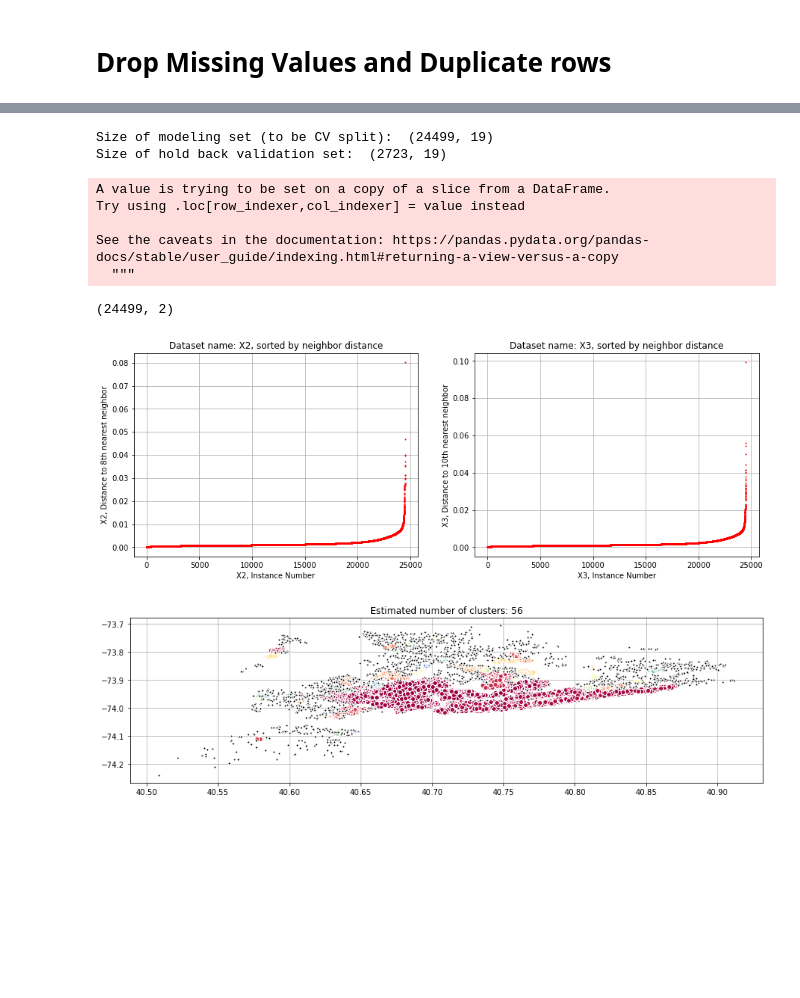
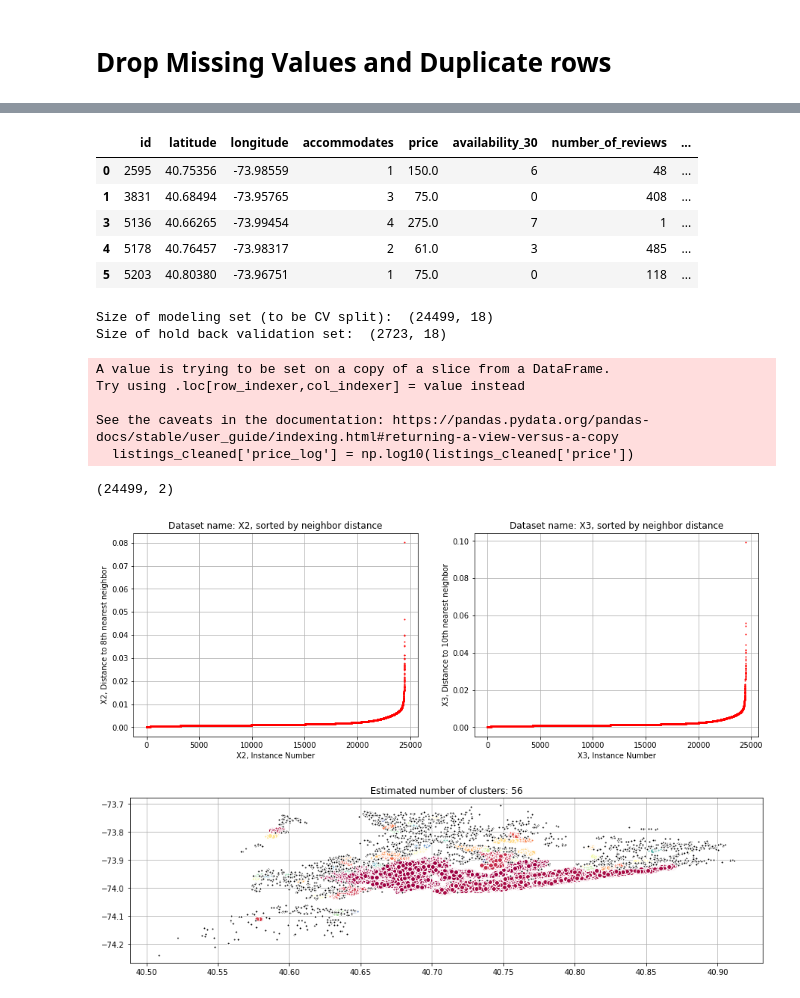
Before and after one commit to rickfontenot/airbnb, a Jupyter notebook: Lab3/Working/lab3_dj.ipynb, the cells around one changed output, grey strips where cells are left out. Cells and saved outputs as stored; diff of their text form; code cells hidden in the pictures; blank space fills up the shorter version.

```diff
--- a/Lab3/Working/lab3_dj.ipynb
+++ b/Lab3/Working/lab3_dj.ipynb
@@ -204,6 +208,27 @@ num_baths                       0
 bath_type                       0
 dtype: int64
 Duplicate rows:  0
+# %%
+Categoricals_to_convert = ['neighbourhood_group_cleansed','room_type','bath_type']
+
+# using pd get dummies for the category columns we are keeping
+dummies = pd.get_dummies(listings[Categoricals_to_convert],drop_first=True)
+
+#dropping original columns
+listings_df = listings.drop(Categoricals_to_convert,axis=1)
+
+#concating dummies to the data frame
+listings_df = pd.concat([listings_df,dummies],axis=1)
+
+
+listings_df.head()
+# %% [output]
+|  | id | latitude | longitude | accommodates | price | availability_30 | number_of_reviews | ... |
+| 0 | 2595 | 40.75356 | -73.98559 | 1 | 150.0 | 6 | 48 | ... |
+| 1 | 3831 | 40.68494 | -73.95765 | 3 | 75.0 | 0 | 408 | ... |
+| 3 | 5136 | 40.66265 | -73.99454 | 4 | 275.0 | 7 | 1 | ... |
+| 4 | 5178 | 40.76457 | -73.98317 | 2 | 61.0 | 3 | 485 | ... |
+| 5 | 5203 | 40.80380 | -73.96751 | 1 | 75.0 | 0 | 118 | ... |
 # %%
 #Split Modeling and Validation Datasets
 from sklearn.model_selection import train_test_split
@@ -216,13 +241,13 @@ listings_modeling, listings_validation = train_test_split(listings_cleaned, test
 print("Size of modeling set (to be CV split): ",listings_modeling.shape)
 print("Size of hold back validation set: ",listings_validation.shape)
 # %% [output]
-Size of modeling set (to be CV split):  (24499, 19)
-Size of hold back validation set:  (2723, 19)
+Size of modeling set (to be CV split):  (24499, 18)
+Size of hold back validation set:  (2723, 18)
 A value is trying to be set on a copy of a slice from a DataFrame.
 Try using .loc[row_indexer,col_indexer] = value instead
 
 See the caveats in the documentation: https://pandas.pydata.org/pandas-docs/stable/user_guide/indexing.html#returning-a-view-versus-a-copy
-  """
+  listings_cleaned['price_log'] = np.log10(listings_cleaned['price'])
 # %%
 from sklearn.preprocessing import StandardScaler
 
@@ -279,7 +304,7 @@ plt.grid()
 
 plt.show()
 # %% [output]
-[figure, old version]
+[figure, new version]
 # %%
 from sklearn.cluster import DBSCAN
 
```
Also changed, not shown: parts of 7 cells of this notebook.
